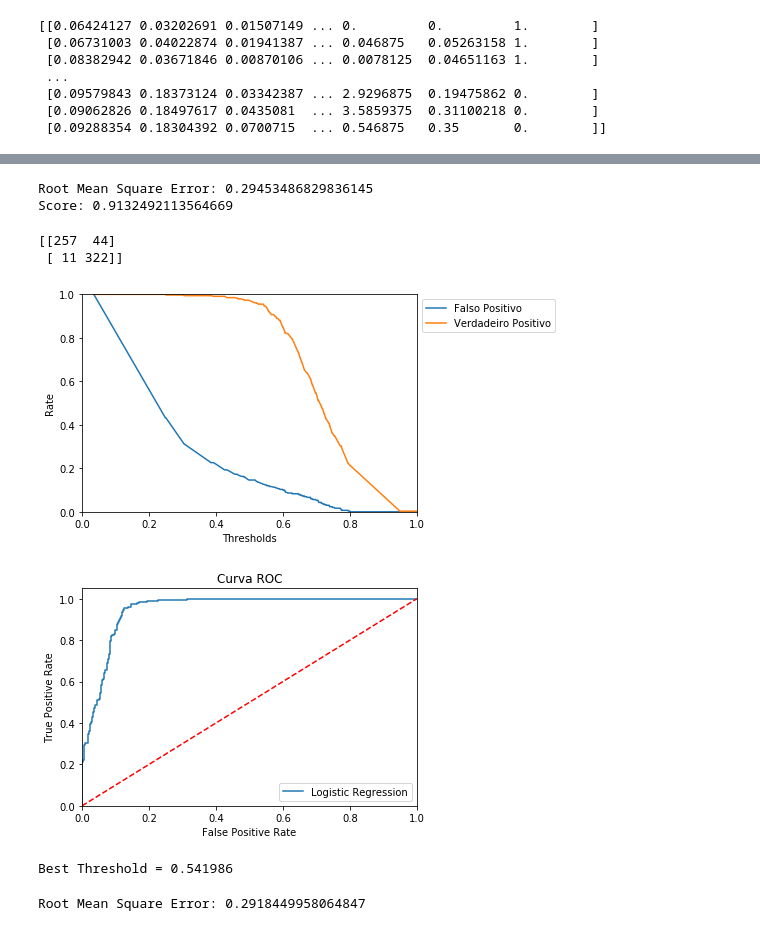
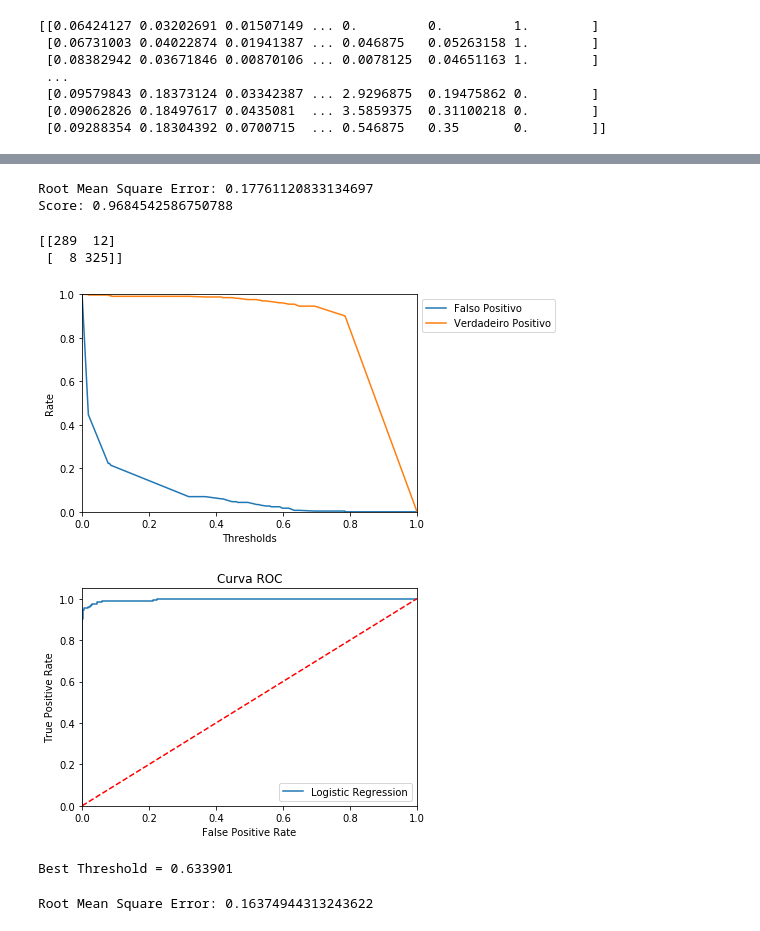
Before and after one commit to marinacer/EFC2, a Jupyter notebook: EFC2.ipynb, the cells around one changed output, grey strips where cells are left out. Cells and saved outputs as stored; diff of their text form; code cells hidden in the pictures.

```diff
--- a/EFC2.ipynb
+++ b/EFC2.ipynb
@@ -39,0 +47,7 @@ Xtrain, Xtest, ytrain, ytest = train_test_split(X, y, test_size = 0.2, random_st
+# %%
+Xtrain_norm = Xtrain
+Xtest_norm = Xtest
+nstd = 4
+for i in range(0,len(Xtrain[0,:])):
+    Xtrain_norm[:,i] = (Xtrain[:,i] - Xtrain[:,i].mean())/(nstd*Xtrain[:,i].std())
+    Xtest_norm[:,i] = (Xtest[:,i] - Xtest[:,i].mean())/(nstd*Xtest[:,i].std())
@@ -40,37 +75,37 @@ Xtrain, Xtest, ytrain, ytest = train_test_split(X, y, test_size = 0.2, random_st
 # %%
-# regressão logística pela biblioteca SkLearn
+# regressão logística pela biblioteca SkLearn com os dados normalizados
 logreg = LogisticRegression(max_iter=3500)
-logreg.fit(Xtrain, ytrain)
-ypred = logreg.predict(Xtest)
+logreg.fit(Xtrain_norm, ytrain)
+ypred_norm = logreg.predict(Xtest_norm)
 
-print("Root Mean Square Error:",rmse(ytest,ypred))
-print("Score:",logreg.score(Xtest,ytest))
+print("Root Mean Square Error:",rmse(ytest,ypred_norm))
+print("Score:",logreg.score(Xtest_norm,ytest))
 # %% [output]
-Root Mean Square Error: 0.29453486829836145
-Score: 0.9132492113564669
+Root Mean Square Error: 0.17761120833134697
+Score: 0.9684542586750788
 # %%
 # matriz de confusão para threshold = 0.5
-cmatrix = sk.confusion_matrix(ytest,ypred)
+cmatrix = sk.confusion_matrix(ytest,ypred_norm)
 print(cmatrix)
 # %% [output]
-[[257  44]
- [ 11 322]]
+[[289  12]
+ [  8 325]]
 # %%
 # curva ROC
 # fpr = falso positivo
 # tpr = verdadeiro positivo
-fpr, tpr, thresholds = roc_curve(ytest, logreg.predict_proba(Xtest)[:,1])
+fpr, tpr, thresholds = roc_curve(ytest, logreg.predict_proba(Xtest_norm)[:,1])
 
 plt.xlim([0.0, 1.0])
 plt.ylim([0.0, 1.0])
 plt.xlabel('Thresholds')
 plt.ylabel('Rate')
 plt.plot(thresholds,fpr,label='Falso Positivo')
 plt.plot(thresholds,tpr,label = 'Verdadeiro Positivo')
 plt.legend(bbox_to_anchor=(1, 1), loc='upper left')
 plt.show()
 # %% [output]
-[figure, old version]
+[figure, new version]
 # %%
 plt.plot(fpr, tpr, label='Logistic Regression')
 plt.plot([0, 1], [0, 1],'r--')
@@ -82,19 +117,19 @@ plt.title('Curva ROC')
 plt.legend(loc="lower right")
 plt.show()
 # %% [output]
-[figure, old version]
+[figure, new version]
 # %%
 # melhor valor para threshold a partir da média geométrica
 geo = np.sqrt(tpr * (1-fpr))
 index_geo = np.argmax(geo)
 print('Best Threshold = %f' % thresholds[index_geo])
 # %% [output]
-Best Threshold = 0.541986
+Best Threshold = 0.633901
 # %%
 # predição com o valor ótimo encontrado para threshold
-ypred1 = (logreg.predict_proba(Xtest)[:,1] >= 0.541986).astype(int)
+ypred1 = (logreg.predict_proba(Xtest)[:,1] >= thresholds[index_geo]).astype(int)
 
 print("Root Mean Square Error:",rmse(ytest,ypred1))
 # %% [output]
-Root Mean Square Error: 0.2918449958064847
+Root Mean Square Error: 0.16374944313243622
 # %%
```
Also changed, not shown: parts of 15 cells of this notebook.
